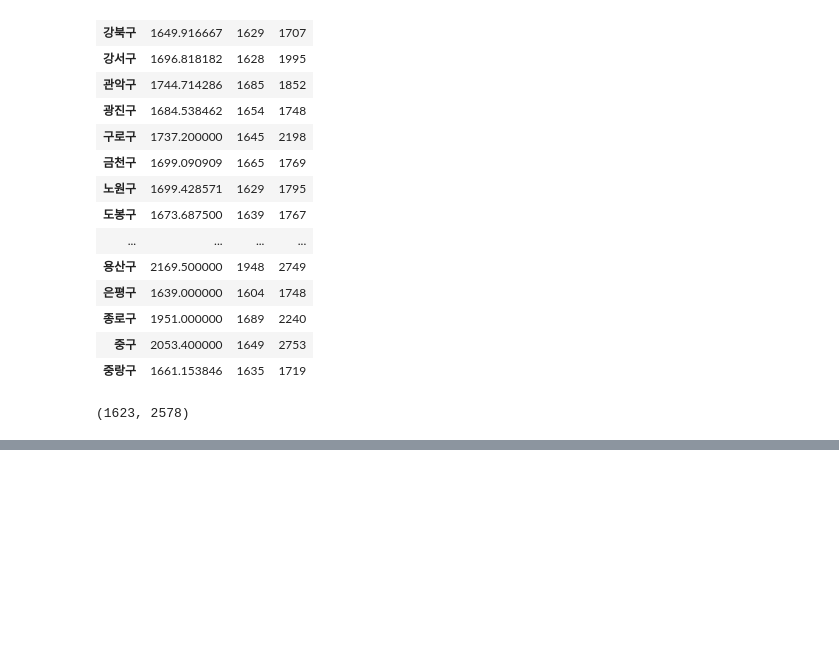
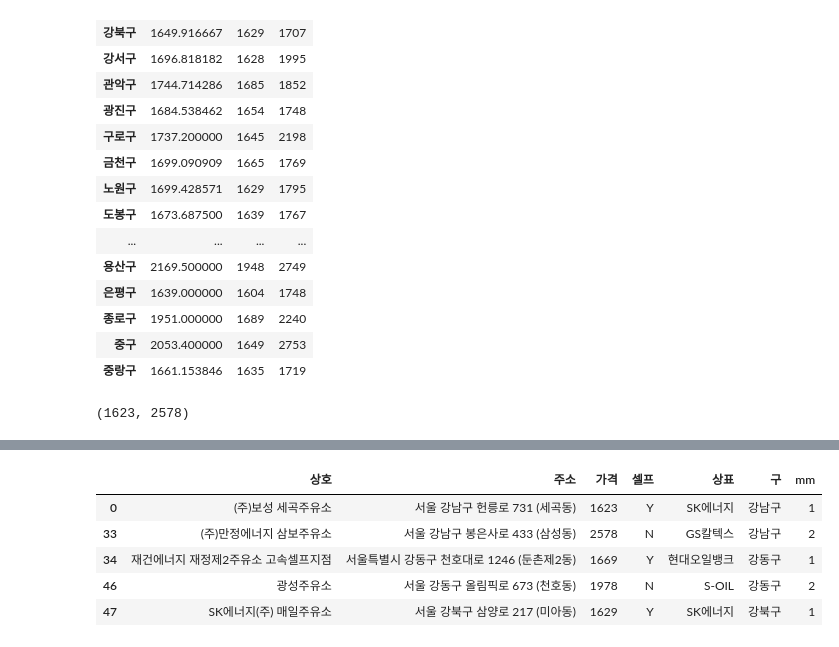
Before and after one commit to hyewon961117/hwstudy, a Jupyter notebook: 크롤링/HW22_동적_3_opinet 싼 주유소.ipynb, the cells around one changed output, grey strips where cells are left out. Saved outputs shown, nothing was run; the diff lists cells and outputs as text; code cells hidden in the pictures; blank space fills up the shorter version.

```diff
--- a/크롤링/HW22_동적_3_opinet 싼 주유소.ipynb
+++ b/크롤링/HW22_동적_3_opinet 싼 주유소.ipynb
@@ -332,0 +367,11 @@ mi, ma
+# %%
+# mm 컬럼에 데이터가 있는 행만 추출
+df1 = df[df.mm != 0]
+df1.head()
+# %% [output]
+|  | 상호 | 주소 | 가격 | 셀프 | 상표 | 구 | mm |
+| 0 | (주)보성 세곡주유소 | 서울 강남구 헌릉로 731 (세곡동) | 1623 | Y | SK에너지 | 강남구 | 1 |
+| 33 | (주)만정에너지 삼보주유소 | 서울 강남구 봉은사로 433 (삼성동) | 2578 | N | GS칼텍스 | 강남구 | 2 |
+| 34 | 재건에너지 재정제2주유소 고속셀프지점 | 서울특별시 강동구 천호대로 1246 (둔촌제2동) | 1669 | Y | 현대오일뱅크 | 강동구 | 1 |
+| 46 | 광성주유소 | 서울 강동구 올림픽로 673 (천호동) | 1978 | N | S-OIL | 강동구 | 2 |
+| 47 | SK에너지(주) 매일주유소 | 서울 강북구 삼양로 217 (미아동) | 1629 | Y | SK에너지 | 강북구 | 1 |
```
Also changed, not shown: parts of 22 cells of this notebook, 3 other files.
